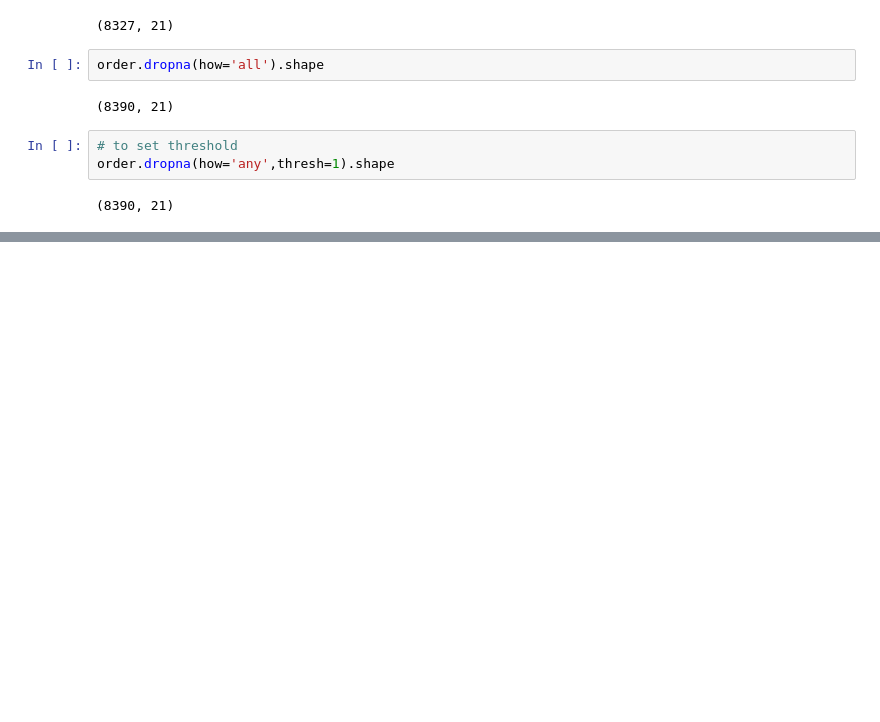
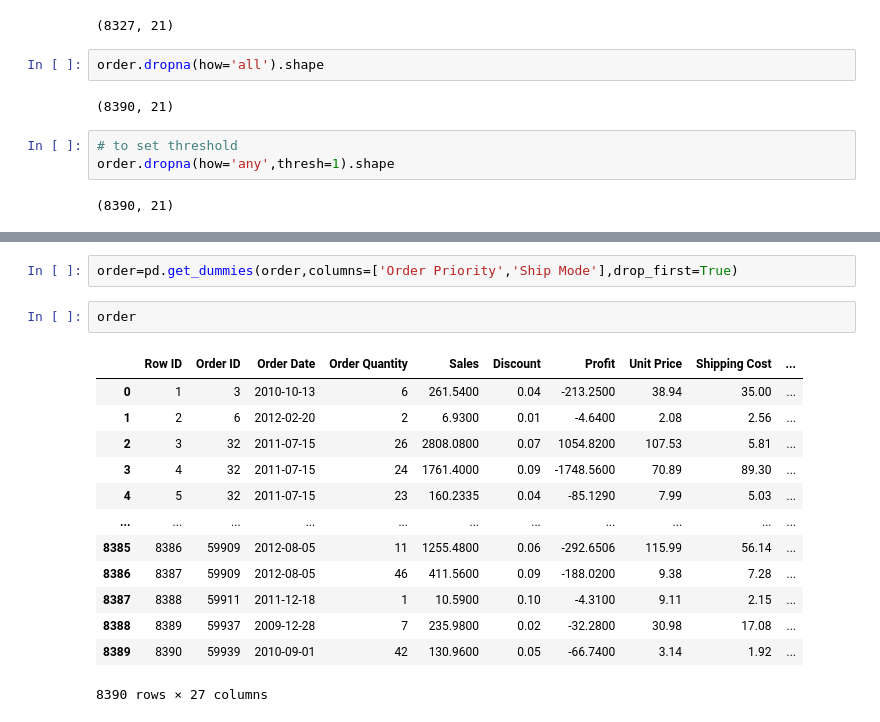
Before and after one commit to vivekgupta0657/learning-python, a Jupyter notebook: revamp.ipynb, the cells around one changed output, grey strips where cells are left out. Cells and saved outputs as stored; diff of their text form; blank space fills up the shorter version.

```diff
--- a/revamp.ipynb
+++ b/revamp.ipynb
@@ -1077,0 +1249,18 @@ order.dropna(how='any',thresh=1).shape
+# %%
+order=pd.get_dummies(order,columns=['Order Priority','Ship Mode'],drop_first=True)
+# %%
+order
+# %% [output]
+|  | Row ID | Order ID | Order Date | Order Quantity | Sales | Discount | Profit | Unit Price | Shipping Cost | ... |
+| 0 | 1 | 3 | 2010-10-13 | 6 | 261.5400 | 0.04 | -213.2500 | 38.94 | 35.00 | ... |
+| 1 | 2 | 6 | 2012-02-20 | 2 | 6.9300 | 0.01 | -4.6400 | 2.08 | 2.56 | ... |
+| 2 | 3 | 32 | 2011-07-15 | 26 | 2808.0800 | 0.07 | 1054.8200 | 107.53 | 5.81 | ... |
+| 3 | 4 | 32 | 2011-07-15 | 24 | 1761.4000 | 0.09 | -1748.5600 | 70.89 | 89.30 | ... |
+| 4 | 5 | 32 | 2011-07-15 | 23 | 160.2335 | 0.04 | -85.1290 | 7.99 | 5.03 | ... |
+| ... | ... | ... | ... | ... | ... | ... | ... | ... | ... | ... |
+| 8385 | 8386 | 59909 | 2012-08-05 | 11 | 1255.4800 | 0.06 | -292.6506 | 115.99 | 56.14 | ... |
+| 8386 | 8387 | 59909 | 2012-08-05 | 46 | 411.5600 | 0.09 | -188.0200 | 9.38 | 7.28 | ... |
+| 8387 | 8388 | 59911 | 2011-12-18 | 1 | 10.5900 | 0.10 | -4.3100 | 9.11 | 2.15 | ... |
+| 8388 | 8389 | 59937 | 2009-12-28 | 7 | 235.9800 | 0.02 | -32.2800 | 30.98 | 17.08 | ... |
+| 8389 | 8390 | 59939 | 2010-09-01 | 42 | 130.9600 | 0.05 | -66.7400 | 3.14 | 1.92 | ... |
+8390 rows × 27 columns
```
Also changed, not shown: parts of 13 cells of this notebook.
